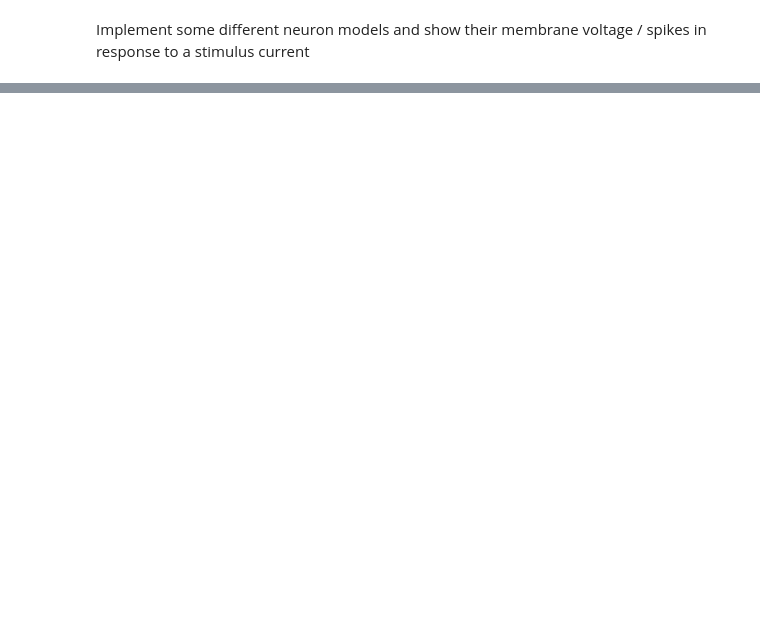
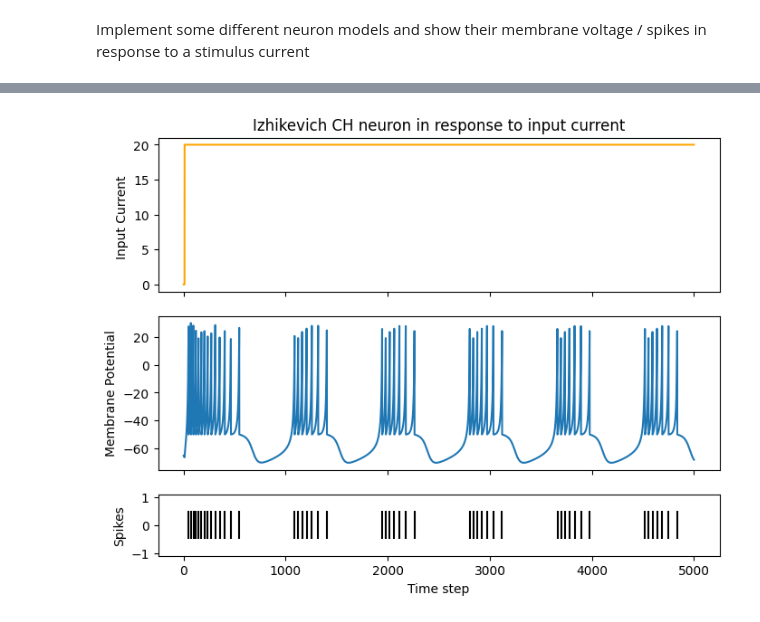
Before and after one commit to calderast/spiking-neural-networks, a Jupyter notebook: neuron_comparison.ipynb, the cells around one changed output, grey strips where cells are left out. Saved outputs shown, nothing was run; the diff lists cells and outputs as text; code cells hidden in the pictures; blank space fills up the shorter version.

```diff
--- a/neuron_comparison.ipynb
+++ b/neuron_comparison.ipynb
@@ -95,0 +150,79 @@ Now simulate those neurons response to an stimulus current!
+# %%
+# This model is technically non-dimensional, but the parameters are assumed to be in mV and ms
+
+neuron_params = {
+    # Regular spiking
+    'RS': {
+        'a': 0.02,
+        'b': 0.2,
+        'c': -65,
+        'd': 8
+    },
+    # Intrinsically bursting
+    'IB': {
+        'a': 0.02,
+        'b': 0.2,
+        'c': -55,
+        'd': 4
+    },
+    # Chattering
+    'CH': {
+        'a': 0.02,
+        'b': 0.2,
+        'c': -50,
+        'd': 2
+    },
+    # Fast spiking
+    'FS': {
+        'a': 0.1,
+        'b': 0.2,
+        'c': -65,
+        'd': 2
+    }
+}
+V_max = 30
+
+def izhikevich(V_mem, current, u, params=neuron_params['RS'], V_max=V_max, dt=5e-2):
+    '''Simulate a single step of Izhikevich neuron dynamics'''
+
+    params = neuron_params[neuron_type]
+
+    dvdt = 0.04*V_mem**2 + 5*V_mem + 140 - u + current
+    dudt = params['a']*(params['b']*V_mem - u)
+
+    V_mem = V_mem + dvdt*dt
+    u = u + dudt*dt
+
+    spike = int(V_mem > V_max)
+    if spike:
+        V_mem = params['c']
+        u = u + params['d']
+
+    return V_mem, spike, u
+
+num_steps = 5000
+
+# Stimulus current
+current_amt = 20
+input_current = torch.cat((torch.zeros(10), torch.ones(num_steps-10)*current_amt), 0)
+
+# Start the membrane at rest
+Iz_mem = V_rest
+neuron_type = 'CH' # FS, IB, RS, or CH
+params = neuron_params[neuron_type]
+u = Iz_mem*params['b']
+
+# Set up lists to store membrane voltage and spikes
+Iz_mem_list = []
+Iz_spk_list = []
+
+# Neuron simulation
+for step in range(num_steps):
+    Iz_mem, spk, u = izhikevich(Iz_mem, input_current[step], u, params=params)
+    Iz_mem_list.append(Iz_mem)
+    Iz_spk_list.append(spk)
+
+# Plot
+plot_cur_mem_spk(input_current, Iz_mem_list, Iz_spk_list, title=f"Izhikevich {neuron_type} neuron in response to input current")
+# %% [output]
+[figure, added]
```
Also changed, not shown: parts of 11 cells of this notebook.
